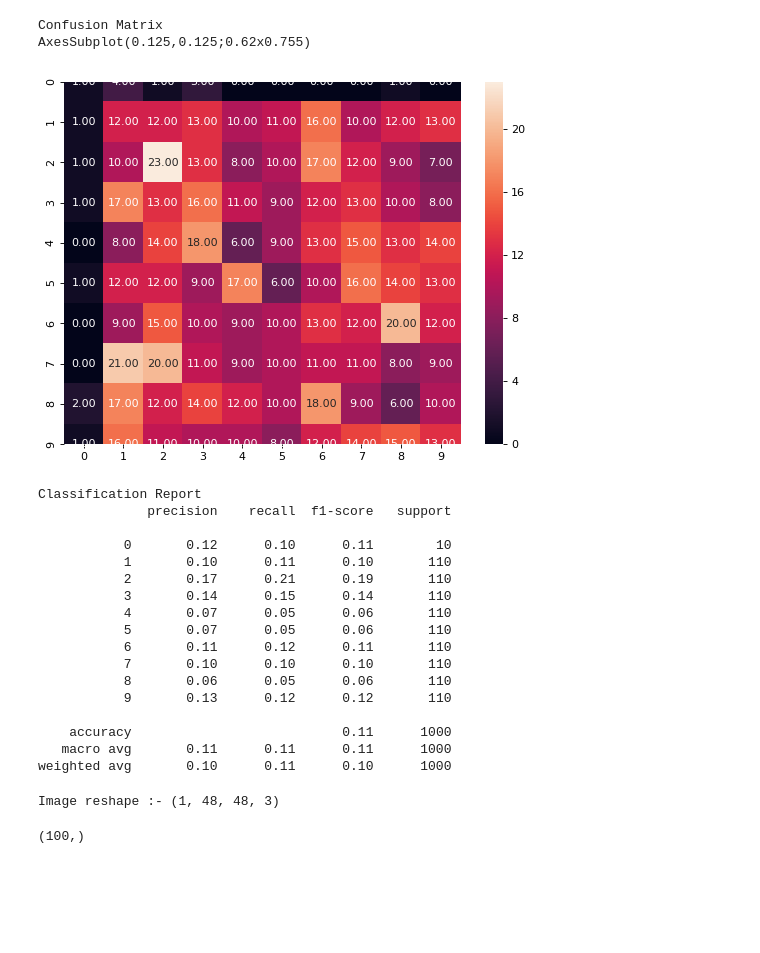
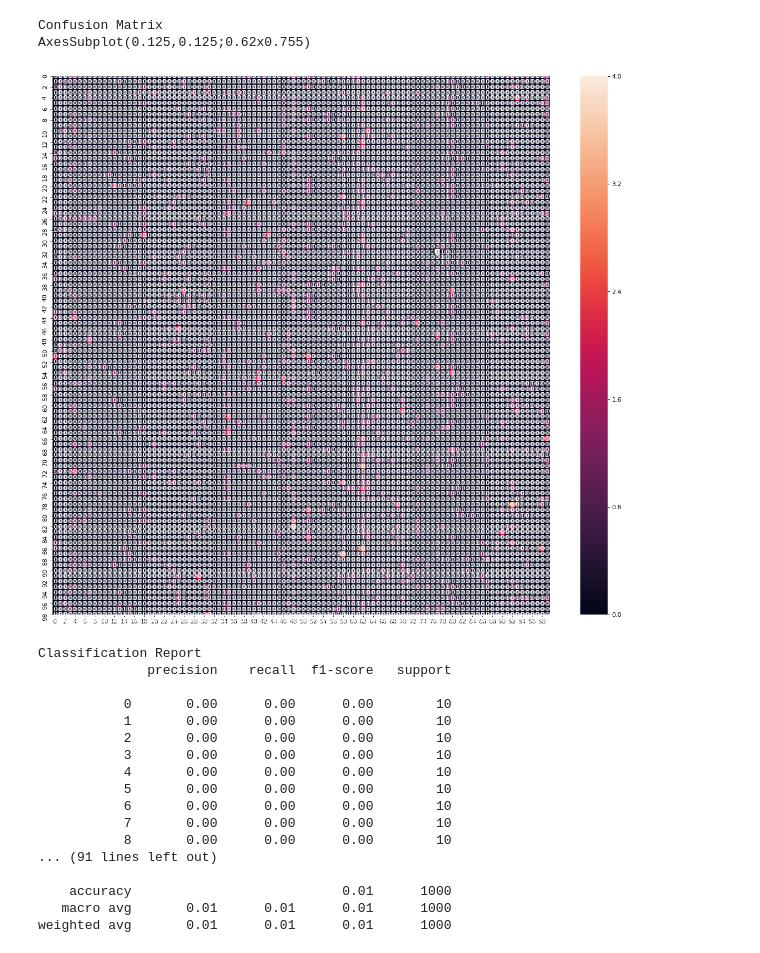
Before and after one commit to saichandrareddy1/Corel10000_project, a Jupyter notebook: Model_Creation.ipynb, the cells around one changed output. Saved outputs shown, nothing was run; the diff lists cells and outputs as text; code cells hidden in the pictures; blank space fills up the shorter version.

Commit message:
model

```diff
--- a/Model_Creation.ipynb
+++ b/Model_Creation.ipynb
@@ -45,18 +49,24 @@ Found 9000 images belonging to 100 classes.
 def model_creation():
 
     model = Sequential()
-    model.add(Conv2D(8, kernel_size=(2, 2), input_shape=(48, 48, 3)))
-    model.add(Conv2D(16,kernel_size=(2, 2), activation='relu'))
+
+    model.add(ZeroPadding2D(padding = (2, 2), input_shape= (48, 48, 3), name="zeropad1"))
+    #model.add(Conv2D(4, kernel_size=(2, 2), name='conv0'))
+    model.add(Conv2D(8,kernel_size=(5, 5), activation=LeakyReLU(alpha=0.1), kernel_regularizer=regularizers.l2(0.01),kernel_initializer=he_uniform(seed=2) ,name="conv1"))
+    model.add(MaxPool2D(pool_size=(2, 2), strides=(1, 1), padding = 'SAME', name="maxpool1"))
+    model.add(BatchNormalization(axis = -1))
     model.add(Dropout(0.5))
-    model.add(Conv2D(32, kernel_size=(2, 2), activation='relu'))
-    #model.add(Conv2D(64, kernel_size=(2, 2), activation='relu'))
+    model.add(Conv2D(16, kernel_size=(5, 5), activation=LeakyReLU(alpha=0.1),  name="conv2"))
+    model.add(Conv2D(32, kernel_size=(3, 3), activation=LeakyReLU(alpha=0.1), kernel_regularizer=regularizers.l2(0.01),  name="conv3"))
+    #model.add(MaxPool2D(pool_size=(2, 2), strides=(1, 1), padding = 'SAME', name='maxpool2'))
+    model.add(BatchNormalization(axis = -1))
 
     model.add(Flatten())
 
-    model.add(Dense(1024, activation='relu'))
+    model.add(Dense(1024, activation=LeakyReLU(alpha=0.1) ,kernel_regularizer=regularizers.l2(0.01), name='dense1'))
     model.add(Dropout(0.5))
-    model.add(Dense(512, activation='relu'))
-    model.add(Dense(100, activation='softmax'))
+    model.add(Dense(512, activation=LeakyReLU(alpha=0.1), name='dense2'))
+    model.add(Dense(100, activation="softmax", name='dense3'))
 
     return model
 
@@ -85,7 +95,7 @@ model.compile(optimizer = 'sgd',
               loss = 'categorical_crossentropy',
               metrics=['accuracy'])
 # %%
-history = model.fit_generator(train, steps_per_epoch=100,
-                    epochs=500, validation_data=test,
-                    validation_steps=30, verbose=2)
+history = model.fit_generator(train, steps_per_epoch=200,
+                    epochs=1, validation_data=test,
+                    validation_steps=80, verbose=1)
 # %% [output]
@@ -193,32 +167,32 @@ Confusion Matrix
 # %%
 from matplotlib.pyplot import figure
-figure(num=None, figsize=(8, 6), dpi=80, facecolor='w', edgecolor='k')
+figure(num=None, figsize=(18, 16), dpi=80, facecolor='w', edgecolor='k')
 
 print('Confusion Matrix')
 print(sns.heatmap(confusion_matrix(test.classes, y_pred), fmt='.2f', annot=True))
 # %% [output]
 Confusion Matrix
 AxesSubplot(0.125,0.125;0.62x0.755)
-[figure, old version]
+[figure, new version]
 # %%
 print('Classification Report')
-target_names = [str(x) for x in range(10)]
+target_names = [str(x) for x in range(100)]
 print(classification_report(test.classes, y_pred, target_names=target_names))
 # %% [output]
 Classification Report
               precision    recall  f1-score   support
 
-           0       0.12      0.10      0.11        10
-           1       0.10      0.11      0.10       110
-           2       0.17      0.21      0.19       110
-           3       0.14      0.15      0.14       110
-           4       0.07      0.05      0.06       110
-           5       0.07      0.05      0.06       110
-           6       0.11      0.12      0.11       110
-           7       0.10      0.10      0.10       110
-           8       0.06      0.05      0.06       110
-           9       0.13      0.12      0.12       110
+           0       0.00      0.00      0.00        10
+           1       0.00      0.00      0.00        10
+           2       0.00      0.00      0.00        10
+           3       0.00      0.00      0.00        10
+           4       0.00      0.00      0.00        10
+           5       0.00      0.00      0.00        10
+           6       0.00      0.00      0.00        10
+           7       0.00      0.00      0.00        10
+           8       0.00      0.00      0.00        10
+... (91 lines left out)
 
-    accuracy                           0.11      1000
-   macro avg       0.11      0.11      0.11      1000
-weighted avg       0.10      0.11      0.10      1000
+    accuracy                           0.01      1000
+   macro avg       0.01      0.01      0.01      1000
+weighted avg       0.01      0.01      0.01      1000
@@ -225,12 +211,4 @@ weighted avg       0.10      0.11      0.10      1000
 # %%
-import cv2
-image = cv2.imread("002_201.jpg")
-image = cv2.resize(image, (48, 48), interpolation = cv2.INTER_AREA)
-data_batch = np.asarray(image).reshape((-1, 48, 48, 3)).astype(float)
-print("Image reshape :-", data_batch.shape)
-###model.predict(np.expand_dims(data_batch, axis=0))
-test_image = model.predict(data_batch)
-test_image[0].shape
+pred_img = image.load_img("predict_image.jpg",target_size=(48, 48))
+data_batch = np.asarray(pred_img).reshape((-1, 48, 48,3 )).astype(float)
+activations = activation_model.predict(data_batch)
-# %% [output]
-Image reshape :- (1, 48, 48, 3)
-(100,)
```
Also changed, not shown: parts of 20 cells of this notebook.
